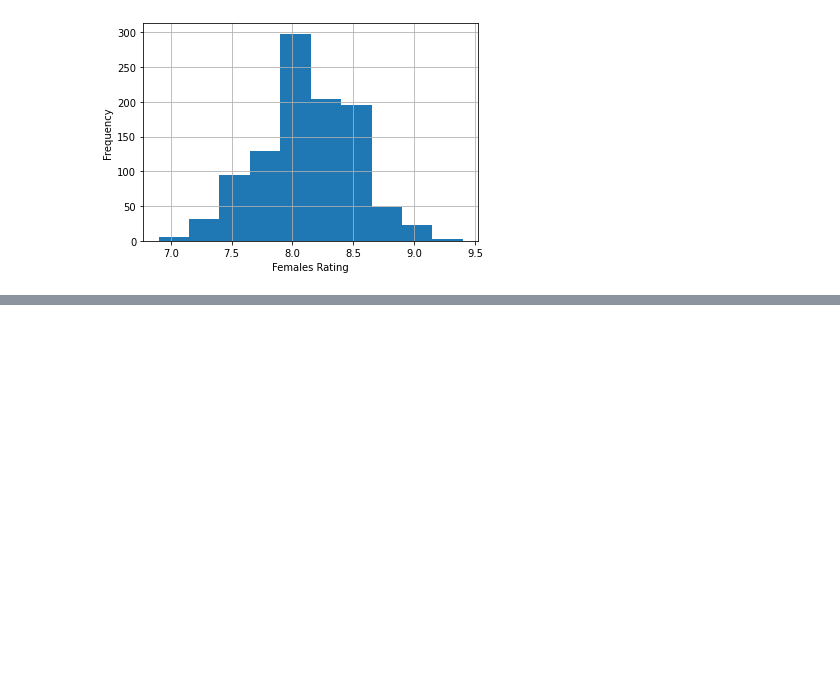
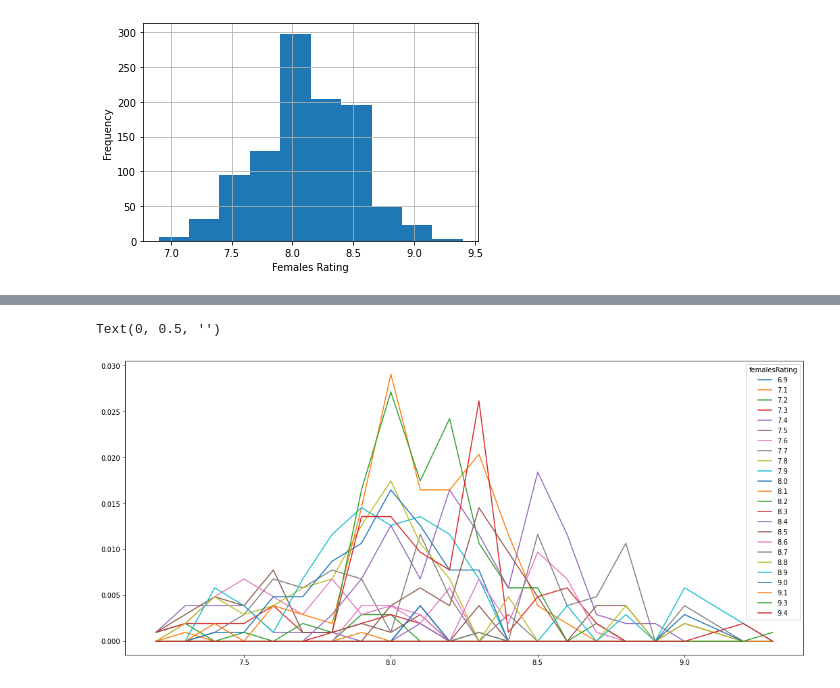
Before and after one commit to Moshe-Frankipour/DataScience-IMDb, a Jupyter notebook: Step 3 - Exploring Data.ipynb, the cells around one changed output, grey strips where cells are left out. Cells and saved outputs as stored; diff of their text form; code cells hidden in the pictures; blank space fills up the shorter version.

```diff
--- a/Step 3 - Exploring Data.ipynb
+++ b/Step 3 - Exploring Data.ipynb
@@ -120,0 +131,10 @@ plot_high_correlated_scatters(data[cols_for_correlations])
+# %%
+ctab_Dog_Friendly = pd.crosstab(data['malesRating'],data['femalesRating'],normalize=True)
+ctab_Dog_Friendly
+ctab_Dog_Friendly.plot(kind='line',figsize=(18,8))
+plt.title('',fontsize=30)
+plt.xlabel('')
+plt.ylabel('')
+# %% [output]
+Text(0, 0.5, '')
+[figure, added]
```
Also changed, not shown: parts of 7 cells of this notebook, 3 other files.
